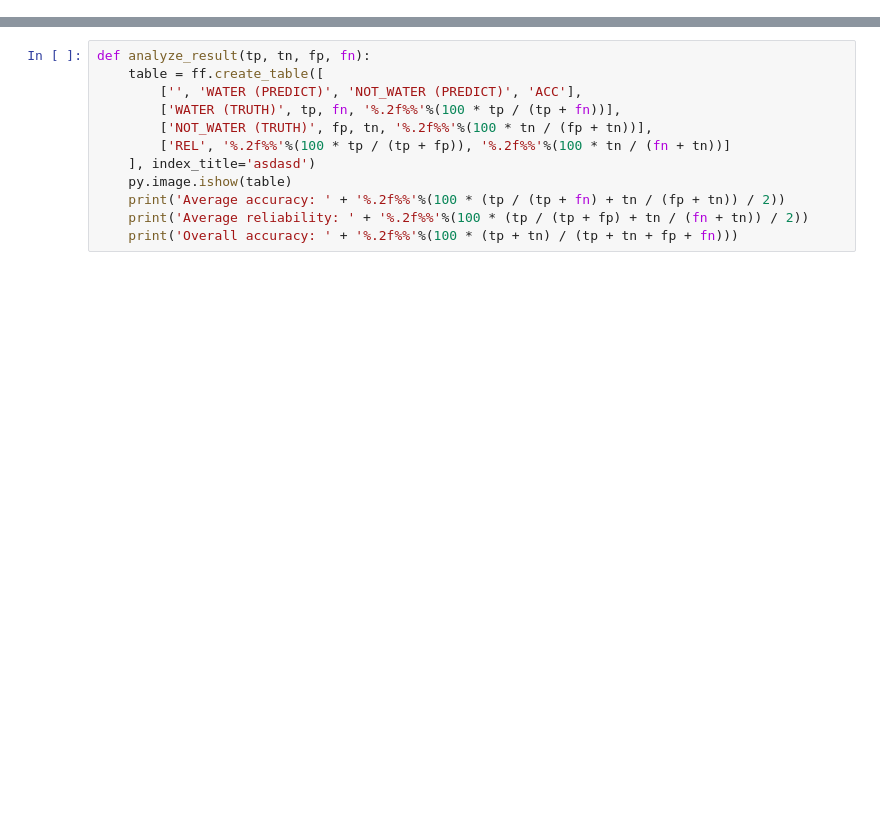
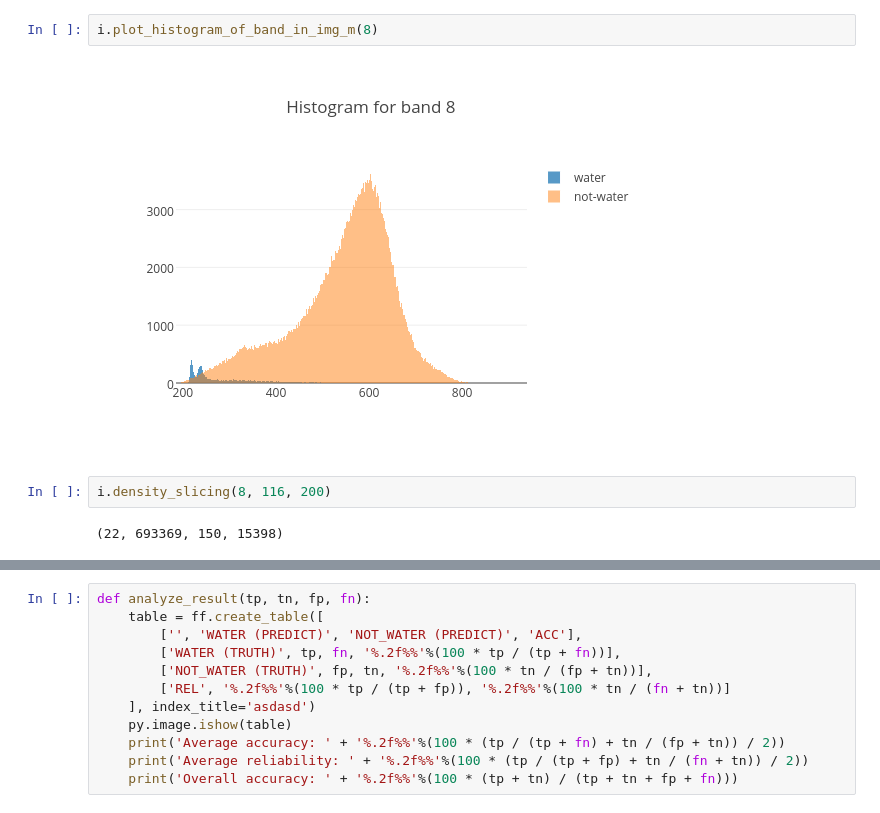
Before and after one commit to junjchen/jarvis, a Jupyter notebook: water_body_extraction/script.ipynb, the cells around one changed output, grey strips where cells are left out. Saved outputs shown, nothing was run; the diff lists cells and outputs as text; blank space fills up the shorter version.

```diff
--- a/water_body_extraction/script.ipynb
+++ b/water_body_extraction/script.ipynb
@@ -85,0 +17,8 @@ i = ImageFact('6070_2_3', ['7', '8'])
+# %%
+i.plot_histogram_of_band_in_img_m(8)
+# %% [output]
+[figure, added]
+# %%
+i.density_slicing(8, 116, 200)
+# %% [output]
+(22, 693369, 150, 15398)
```
Also changed, not shown: parts of 29 cells of this notebook, 2 other files.
